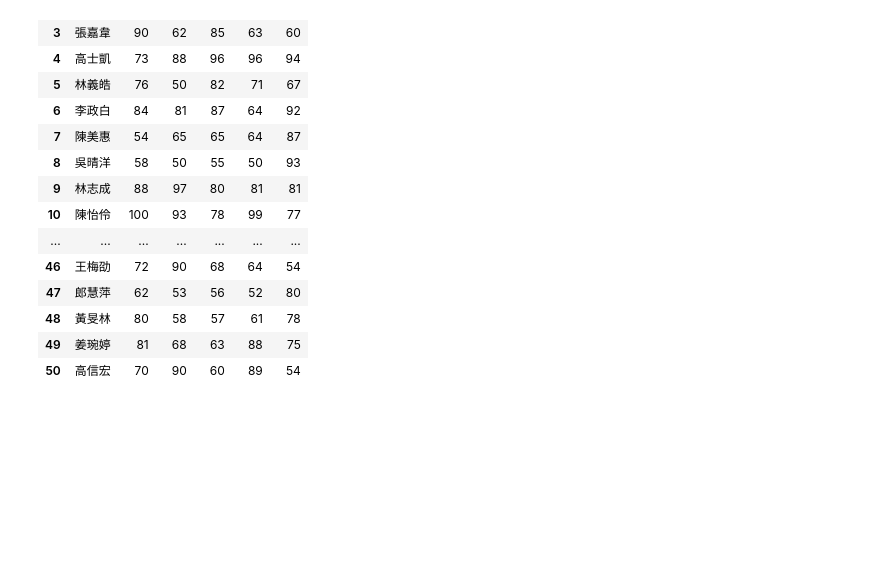
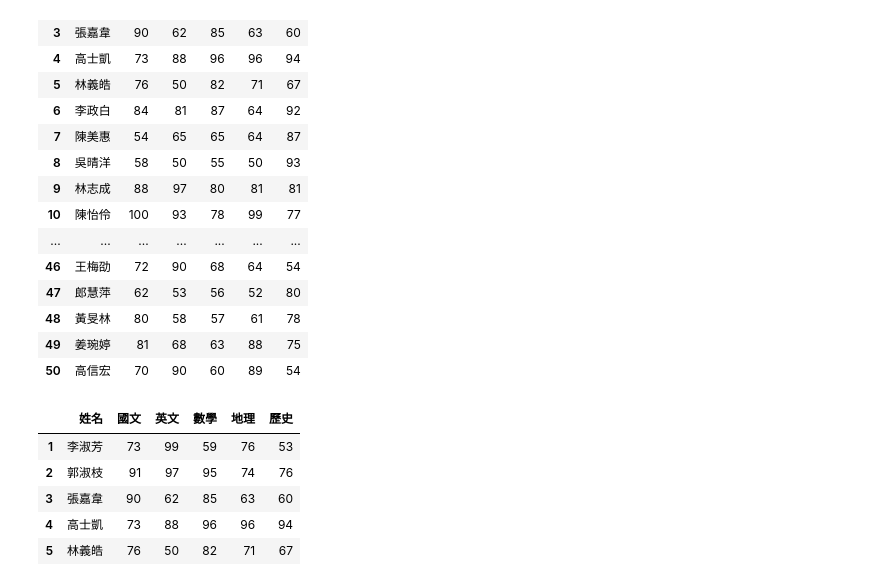
Before and after one commit to tedchien/2023_07_25_2, a Jupyter notebook: lesson16_6.ipynb, the cells around one changed output. Saved outputs shown, nothing was run; the diff lists cells and outputs as text; code cells hidden in the pictures; blank space fills up the shorter version.

```diff
--- a/lesson16_6.ipynb
+++ b/lesson16_6.ipynb
@@ -65,3 +65,13 @@ students_df
 | 48 | 黃旻林 | 80 | 58 | 57 | 61 | 78 |
 | 49 | 姜琬婷 | 81 | 68 | 63 | 88 | 75 |
 | 50 | 高信宏 | 70 | 90 | 60 | 89 | 54 |
+# %%
+students_df.head()
+#students_df.head(n=8)
+# %% [output]
+|  | 姓名 | 國文 | 英文 | 數學 | 地理 | 歷史 |
+| 1 | 李淑芳 | 73 | 99 | 59 | 76 | 53 |
+| 2 | 郭淑枝 | 91 | 97 | 95 | 74 | 76 |
+| 3 | 張嘉韋 | 90 | 62 | 85 | 63 | 60 |
+| 4 | 高士凱 | 73 | 88 | 96 | 96 | 94 |
+| 5 | 林義皓 | 76 | 50 | 82 | 71 | 67 |
```
Also changed, not shown: parts of 4 cells of this notebook.
